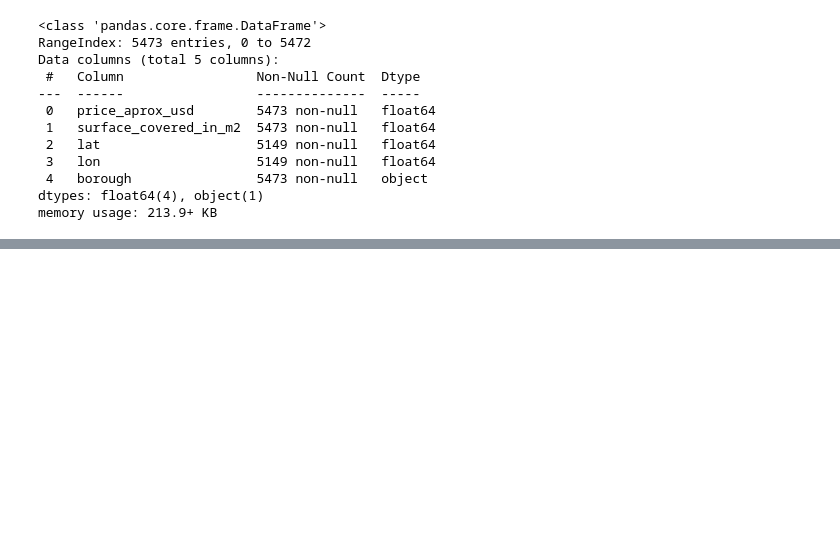
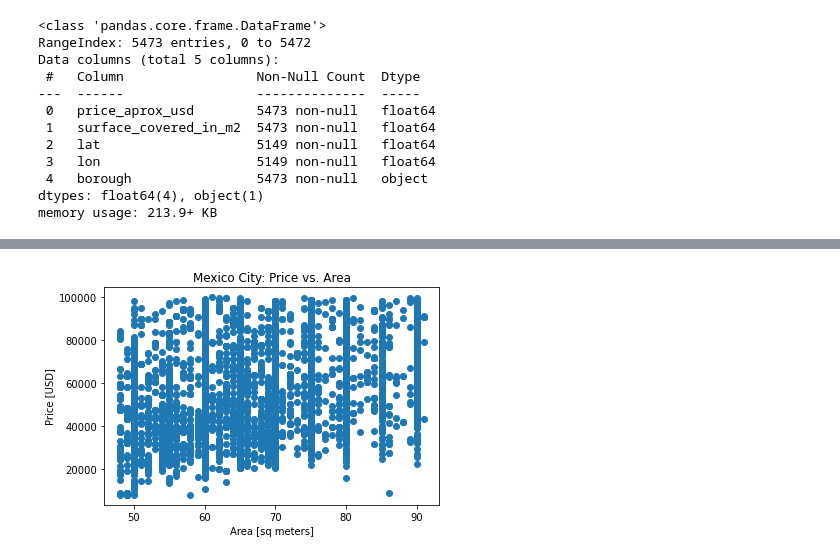
Before and after one commit to AhmedSamir1271/Predicting-Apartment-Prices-in-Mexico-City, a Jupyter notebook: Predicting Apartment Prices in Mexico City.ipynb, the cells around one changed output, grey strips where cells are left out. Saved outputs shown, nothing was run; the diff lists cells and outputs as text; code cells hidden in the pictures; blank space fills up the shorter version.

```diff
--- a/Predicting Apartment Prices in Mexico City.ipynb
+++ b/Predicting Apartment Prices in Mexico City.ipynb
@@ -111,0 +125,14 @@ memory usage: 213.9+ KB
+# %%
+# Build a scatter plot
+# that shows apartment price ("price_aprox_usd")
+# as a function of apartment size ("surface_covered_in_m2")
+plt.scatter(x=df["surface_covered_in_m2"], y=df["price_aprox_usd"])
+
+# Label axes
+plt.xlabel("Area [sq meters]")
+plt.ylabel("Price [USD]")
+
+# Add title
+plt.title("Mexico City: Price vs. Area");
+# %% [output]
+[figure, added]
```
Also changed, not shown: parts of 2 cells of this notebook.
